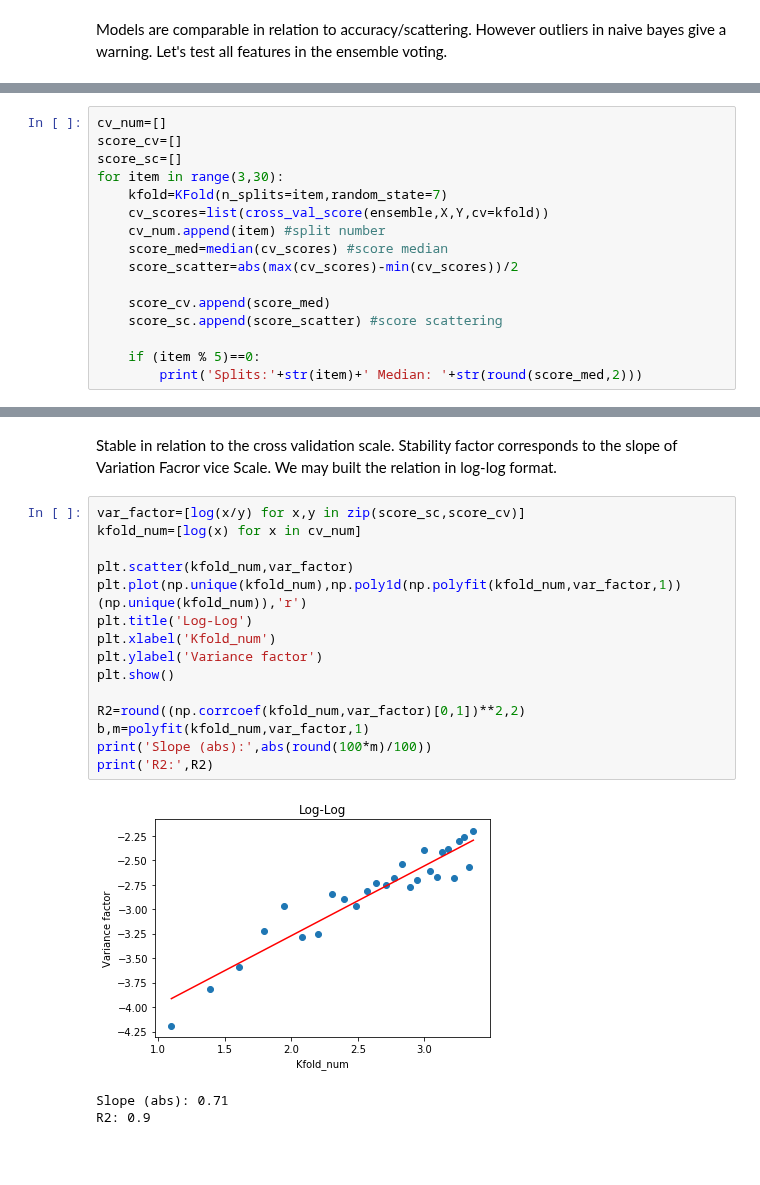
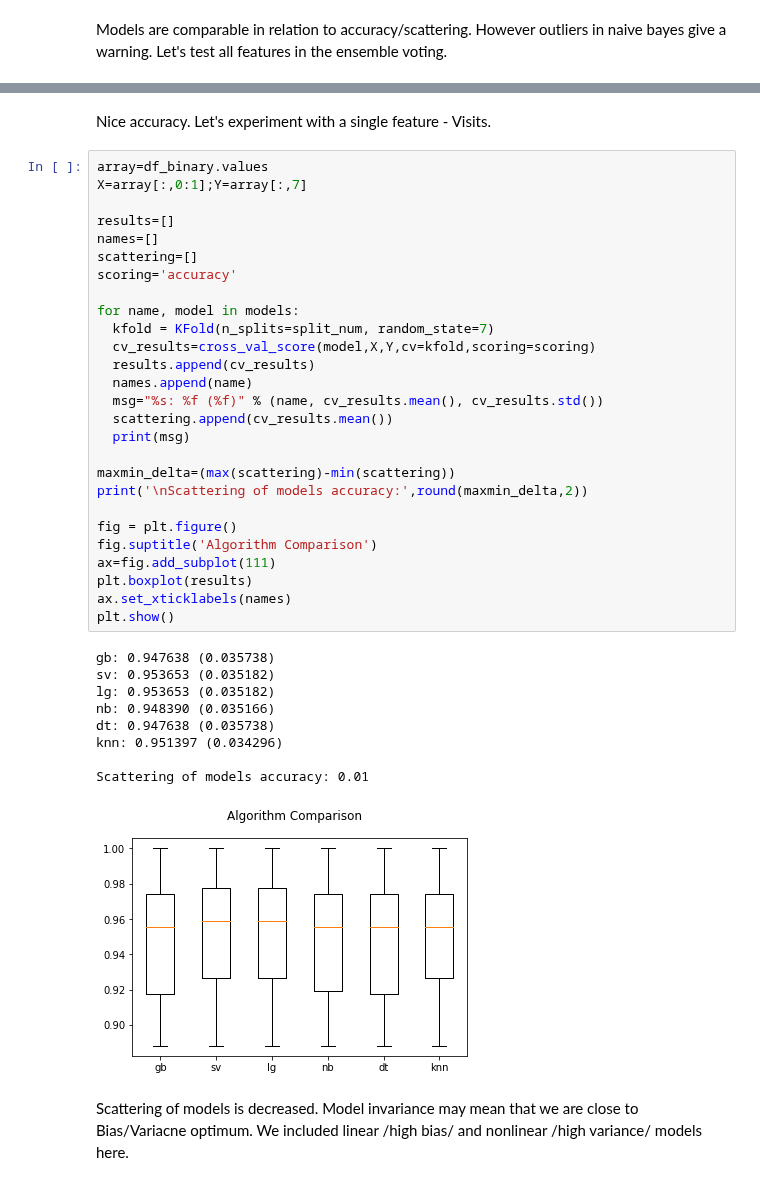
Before and after one commit to SergeyKamenshchikov/MARKETING, a Jupyter notebook: web_ml_new.ipynb, the cells around one changed output, grey strips where cells are left out. Saved outputs shown, nothing was run; the diff lists cells and outputs as text; blank space fills up the shorter version.

```diff
--- a/web_ml_new.ipynb
+++ b/web_ml_new.ipynb
@@ -289,16 +303,0 @@ Nice accuracy. Let's test the model in relation to cross validation scale stabil
-# %%
-cv_num=[]
-score_cv=[]
-score_sc=[]
-for item in range(3,30):
-    kfold=KFold(n_splits=item,random_state=7)
-    cv_scores=list(cross_val_score(ensemble,X,Y,cv=kfold))
-    cv_num.append(item) #split number
-    score_med=median(cv_scores) #score median
-    score_scatter=abs(max(cv_scores)-min(cv_scores))/2
-
-    score_cv.append(score_med)
-    score_sc.append(score_scatter) #score scattering
-
-    if (item % 5)==0:
-        print('Splits:'+str(item)+' Median: '+str(round(score_med,2)))
@@ -311,22 +304,42 @@ Splits:25 Median: 0.96
-# %% [markdown]
-Stable in relation to the cross validation scale. Stability factor corresponds to the slope of Variation Facror vice Scale. We may built the relation in log-log format.
-# %%
-var_factor=[log(x/y) for x,y in zip(score_sc,score_cv)]
-kfold_num=[log(x) for x in cv_num]
-
-plt.scatter(kfold_num,var_factor)
-plt.plot(np.unique(kfold_num),np.poly1d(np.polyfit(kfold_num,var_factor,1))(np.unique(kfold_num)),'r')
-plt.title('Log-Log')
-plt.xlabel('Kfold_num')
-plt.ylabel('Variance factor')
-plt.show()
-
-R2=round((np.corrcoef(kfold_num,var_factor)[0,1])**2,2)
-b,m=polyfit(kfold_num,var_factor,1)
-print('Slope (abs):',abs(round(100*m)/100))
-print('R2:',R2)
-# %% [output]
-[figure, removed]
-Slope (abs): 0.71
-R2: 0.9
+# %% [markdown]
+Nice accuracy. Let's experiment with a single feature - Visits.
+# %%
+array=df_binary.values
+X=array[:,0:1];Y=array[:,7]
+
+results=[]
+names=[]
+scattering=[]
+scoring='accuracy'
+
+for name, model in models:
+  kfold = KFold(n_splits=split_num, random_state=7)
+  cv_results=cross_val_score(model,X,Y,cv=kfold,scoring=scoring)
+  results.append(cv_results)
+  names.append(name)
+  msg="%s: %f (%f)" % (name, cv_results.mean(), cv_results.std())
+  scattering.append(cv_results.mean())
+  print(msg)
+
+maxmin_delta=(max(scattering)-min(scattering))
+print('\nScattering of models accuracy:',round(maxmin_delta,2))
+
+fig = plt.figure()
+fig.suptitle('Algorithm Comparison')
+ax=fig.add_subplot(111)
+plt.boxplot(results)
+ax.set_xticklabels(names)
+plt.show()
+# %% [output]
+gb: 0.947638 (0.035738)
+sv: 0.953653 (0.035182)
+lg: 0.953653 (0.035182)
+nb: 0.948390 (0.035166)
+dt: 0.947638 (0.035738)
+knn: 0.951397 (0.034296)
+
+Scattering of models accuracy: 0.01
+[figure, added]
+# %% [markdown]
+Scattering of models is decreased. Model invariance may mean that we are close to Bias/Variacne optimum. We included linear /high bias/ and nonlinear /high variance/ models here.
 # %% [markdown]
```
Also changed, not shown: parts of 11 cells of this notebook.
